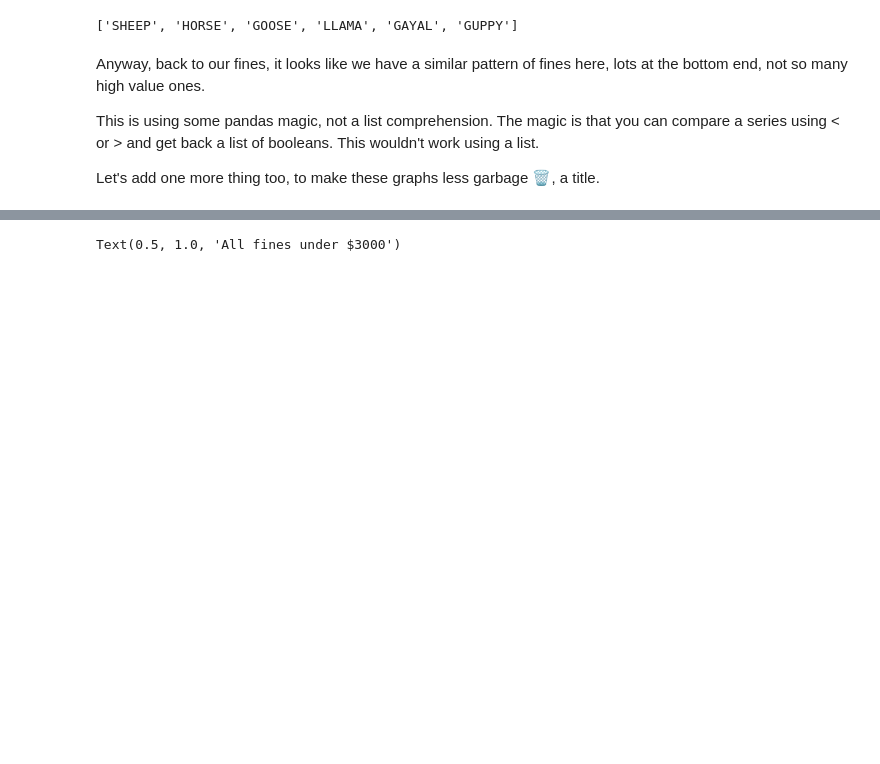
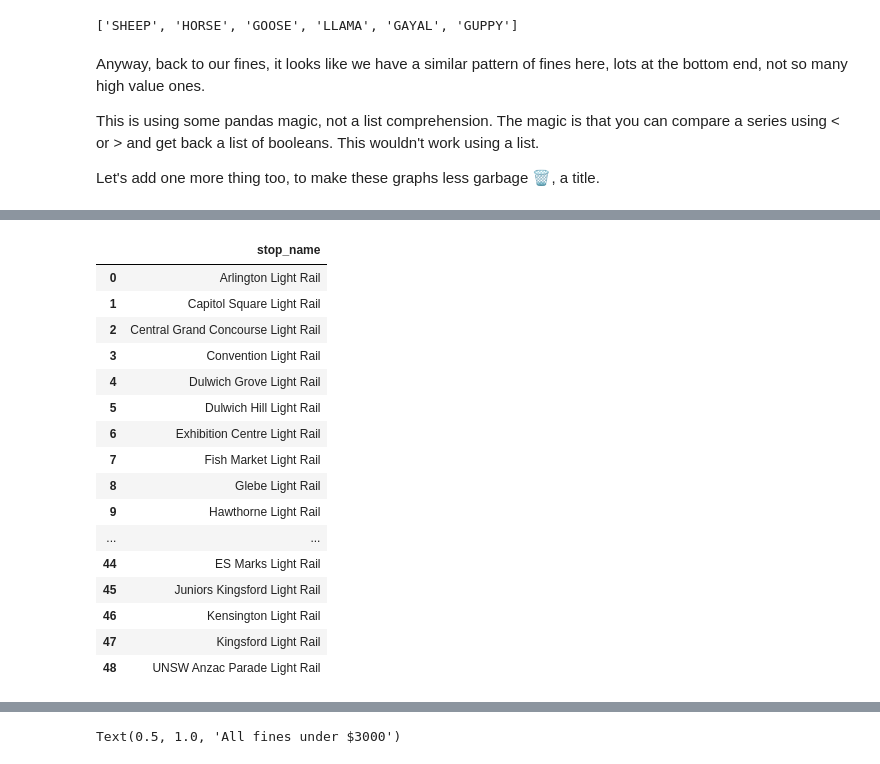
Before and after one commit to MajaTsuchida/Rail_data, a Jupyter notebook: basic_pandas.ipynb, the cells around one changed output, grey strips where cells are left out. Drawn from its saved outputs; the diff is of its cells as text; code cells hidden in the pictures; blank space fills up the shorter version.

```diff
--- a/basic_pandas.ipynb
+++ b/basic_pandas.ipynb
@@ -302,0 +314,22 @@ Let's add one more thing too, to make these graphs less garbage 🗑, a title.
+# %%
+rail_stops = rail_data.Location.unique()
+stops_gdf = gpd.GeoDataFrame(rail_stops)
+stops_gdf.columns = ["stop_name"]
+# %% [output]
+|  | stop_name |
+| 0 | Arlington Light Rail |
+| 1 | Capitol Square Light Rail |
+| 2 | Central Grand Concourse Light Rail |
+| 3 | Convention Light Rail |
+| 4 | Dulwich Grove Light Rail |
+| 5 | Dulwich Hill Light Rail |
+| 6 | Exhibition Centre Light Rail |
+| 7 | Fish Market Light Rail |
+| 8 | Glebe Light Rail |
+| 9 | Hawthorne Light Rail |
+| ... | ... |
+| 44 | ES Marks Light Rail |
+| 45 | Juniors Kingsford Light Rail |
+| 46 | Kensington Light Rail |
+| 47 | Kingsford Light Rail |
+| 48 | UNSW Anzac Parade Light Rail |
```
Also changed, not shown: parts of 7 cells of this notebook, 8 other files.
